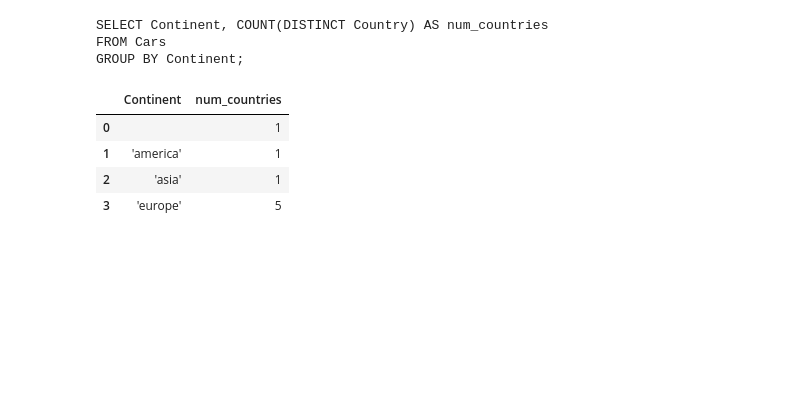
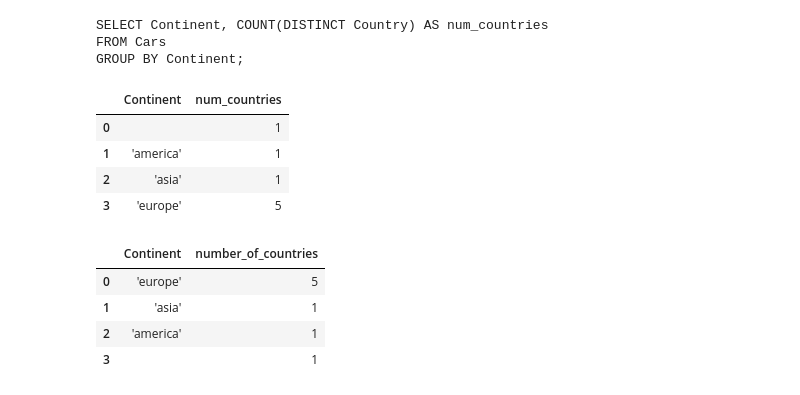
Before and after one commit to Azreal18/SQL_QueryBot, a Jupyter notebook: SQL Chat.ipynb, the cells around one changed output. Saved outputs shown, nothing was run; the diff lists cells and outputs as text; code cells hidden in the pictures; blank space fills up the shorter version.

```diff
--- a/SQL Chat.ipynb
+++ b/SQL Chat.ipynb
@@ -426,3 +478,15 @@ sql_query_to_pd(query, db_name=f'{db_name}')
 | 1 | 'america' | 1 |
 | 2 | 'asia' | 1 |
 | 3 | 'europe' | 5 |
+# %%
+sql_query_to_pd('''SELECT c.continent,
+       COUNT(DISTINCT c.country) AS number_of_countries
+FROM cars c
+GROUP BY c.continent
+ORDER BY number_of_countries DESC NULLS LAST;''', db_name=f'{db_name}')
+# %% [output]
+|  | Continent | number_of_countries |
+| 0 | 'europe' | 5 |
+| 1 | 'asia' | 1 |
+| 2 | 'america' | 1 |
+| 3 |  | 1 |
```
Also changed, not shown: parts of 10 cells of this notebook, 2 other files.
